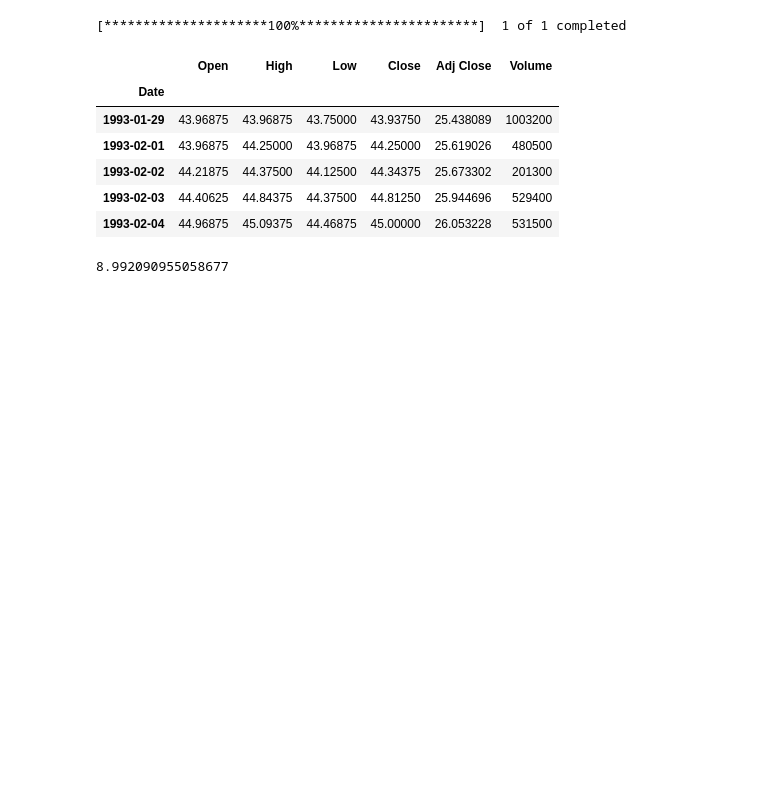
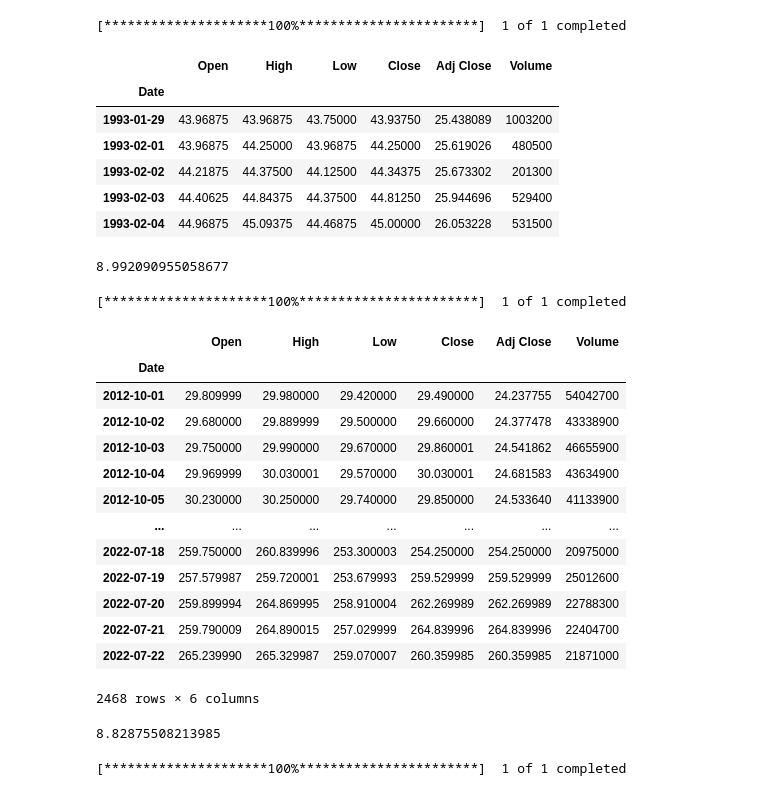
Before and after one commit to Kuo2022/20220702-python, a Jupyter notebook: 20220723.ipynb, the cells around one changed output. Saved outputs shown, nothing was run; the diff lists cells and outputs as text; code cells hidden in the pictures; blank space fills up the shorter version.

```diff
--- a/20220723.ipynb
+++ b/20220723.ipynb
@@ -358,3 +358,32 @@ df.head()
 df['Close'][-1]/df['Close'][0]
 # %% [output]
 8.992090955058677
+# %%
+df = yf.download("MSFT")
+# %% [output]
+[*********************100%***********************]  1 of 1 completed
+# %%
+df['2012-10':]
+# %% [output]
+|  | Open | High | Low | Close | Adj Close | Volume |
+| Date |  |  |  |  |  |  |
+| 2012-10-01 | 29.809999 | 29.980000 | 29.420000 | 29.490000 | 24.237755 | 54042700 |
+| 2012-10-02 | 29.680000 | 29.889999 | 29.500000 | 29.660000 | 24.377478 | 43338900 |
+| 2012-10-03 | 29.750000 | 29.990000 | 29.670000 | 29.860001 | 24.541862 | 46655900 |
+| 2012-10-04 | 29.969999 | 30.030001 | 29.570000 | 30.030001 | 24.681583 | 43634900 |
+| 2012-10-05 | 30.230000 | 30.250000 | 29.740000 | 29.850000 | 24.533640 | 41133900 |
+| ... | ... | ... | ... | ... | ... | ... |
+| 2022-07-18 | 259.750000 | 260.839996 | 253.300003 | 254.250000 | 254.250000 | 20975000 |
+| 2022-07-19 | 257.579987 | 259.720001 | 253.679993 | 259.529999 | 259.529999 | 25012600 |
+| 2022-07-20 | 259.899994 | 264.869995 | 258.910004 | 262.269989 | 262.269989 | 22788300 |
+| 2022-07-21 | 259.790009 | 264.890015 | 257.029999 | 264.839996 | 264.839996 | 22404700 |
+| 2022-07-22 | 265.239990 | 265.329987 | 259.070007 | 260.359985 | 260.359985 | 21871000 |
+2468 rows × 6 columns
+# %%
+df['2012-10':]['Close'][-1]/df['2012-10':]['Close'][0]
+# %% [output]
+8.82875508213985
+# %%
+df = yf.download("TSLA")
+# %% [output]
+[*********************100%***********************]  1 of 1 completed
```
Also changed, not shown: parts of 1 cell of this notebook.
